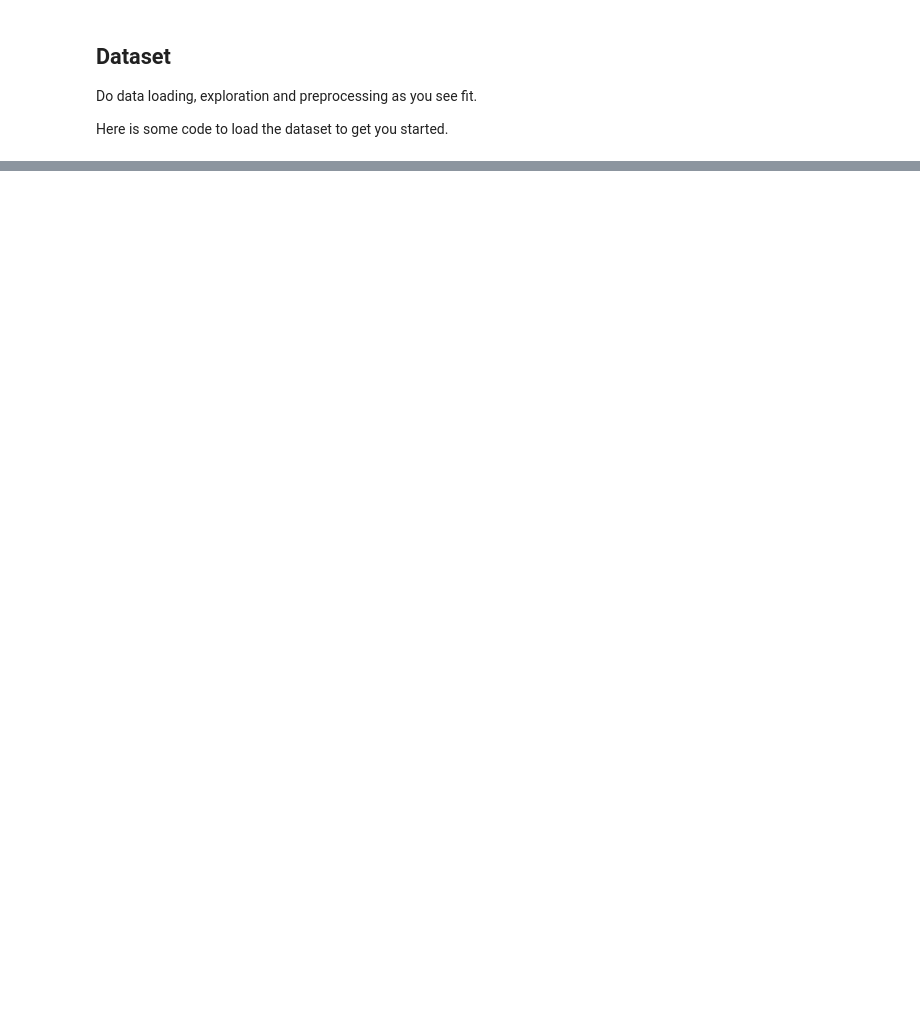
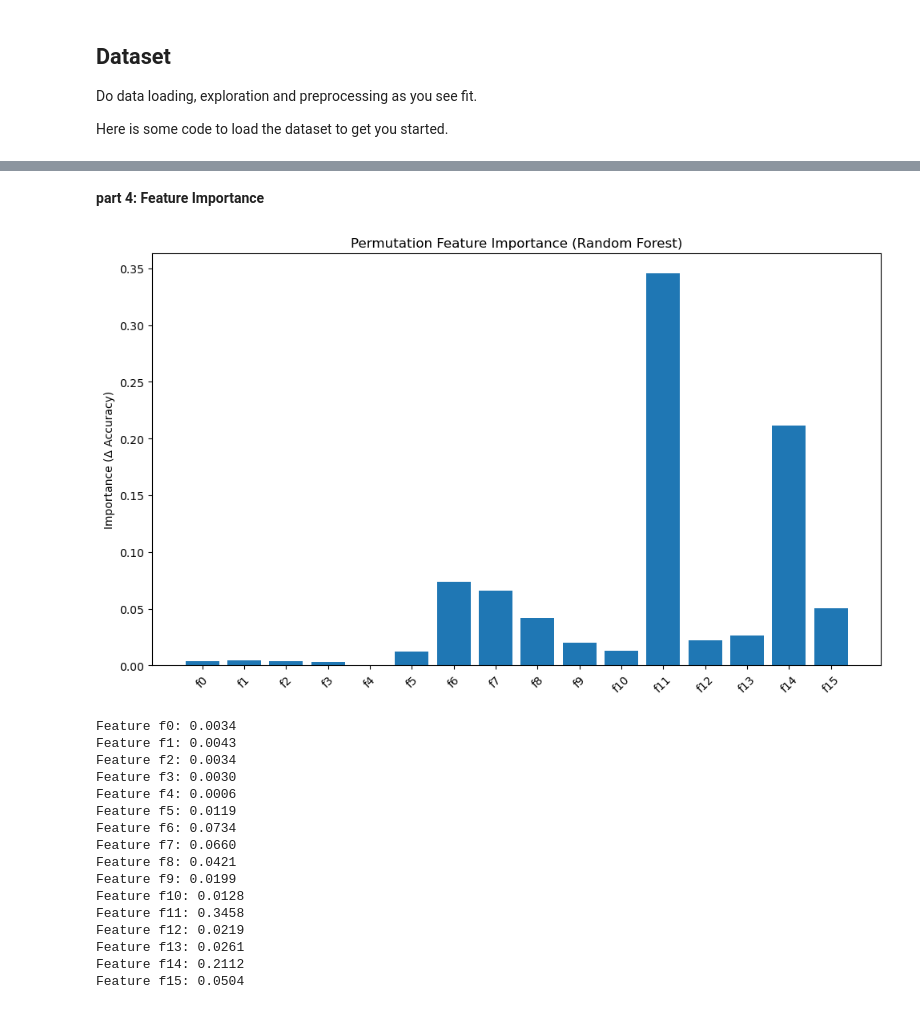
Before and after one commit to jsmrools/INF264-oblig1, a Jupyter notebook: run_experiments.ipynb, the cells around one changed output, grey strips where cells are left out. Cells and saved outputs as stored; diff of their text form; code cells hidden in the pictures; blank space fills up the shorter version.

Commit message:
finished with working test

```diff
--- a/run_experiments.ipynb
+++ b/run_experiments.ipynb
@@ -47,0 +382,70 @@ y shape: (2000,)
+# %% [markdown]
+**part 4: Feature Importance**
+# %%
+import numpy as np
+from sklearn.metrics import accuracy_score
+import matplotlib.pyplot as plt
+
+def permutation_importance(model, X, y, metric=accuracy_score, n_repeats=30, seed=seed):
+    """
+    Returns:
+    importances : np.ndarray
+
+    """
+
+    randomnumgen = np.random.default_rng(seed)# creates a random num generation from our seed so its reproducible
+
+    base_score = metric(y, model.predict(X)) #evaluates trained model on unshuffeled data (accuracy)
+    n_features = X.shape[1]
+
+    importantscores = np.zeros(n_features)
+
+    #loops over each feature
+    for featnum in range(n_features):
+        scores = []
+
+        #permute feature featnum times n_repeats times
+        for _ in range(n_repeats):
+            X_permuted = X.copy() #makes a new instance of X
+            randomnumgen.shuffle(X_permuted[:, featnum]) #shuffles the values of feature(#featnum)
+            score = metric(y, model.predict(X_permuted))#computes the model performance
+            scores.append(score)#stores score
+
+        importantscores[featnum] = base_score - np.mean(scores) #takes the mean(average) accuracy from the base see if it drops
+
+    # Step 6: return all importances
+    return importantscores
+
+
+feature_importance_score = permutation_importance(rf_final_model,X_test, y_test, metric=accuracy_score, n_repeats=30, seed=seed )
+
+#plotting the data
+plt.figure(figsize=(10,6))
+plt.bar(range(len(feature_importance_score)), feature_importance_score, align="center")
+plt.xticks(range(len(feature_importance_score)), [f"f{i}" for i in range(len(feature_importance_score))], rotation=45)
+plt.ylabel("Importance (Δ Accuracy)")
+plt.title("Permutation Feature Importance (Random Forest)")
+plt.tight_layout()
+plt.show()
+
+#printing the actual numbers
+for i, score in enumerate(feature_importance_score):
+    print(f"Feature f{i}: {score:.4f}")
+# %% [output]
+[figure, added]
+Feature f0: 0.0034
+Feature f1: 0.0043
+Feature f2: 0.0034
+Feature f3: 0.0030
+Feature f4: 0.0006
+Feature f5: 0.0119
+Feature f6: 0.0734
+Feature f7: 0.0660
+Feature f8: 0.0421
+Feature f9: 0.0199
+Feature f10: 0.0128
+Feature f11: 0.3458
+Feature f12: 0.0219
+Feature f13: 0.0261
+Feature f14: 0.2112
+Feature f15: 0.0504
```
Also changed, not shown: parts of 12 cells of this notebook, 1 other file.
